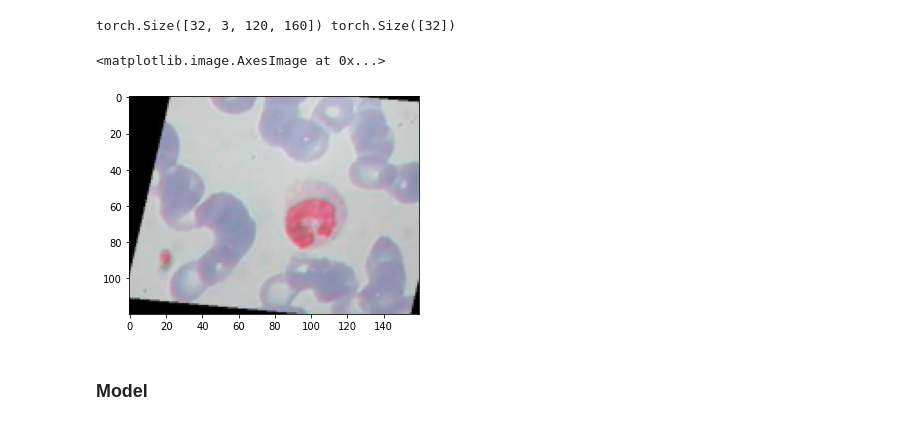
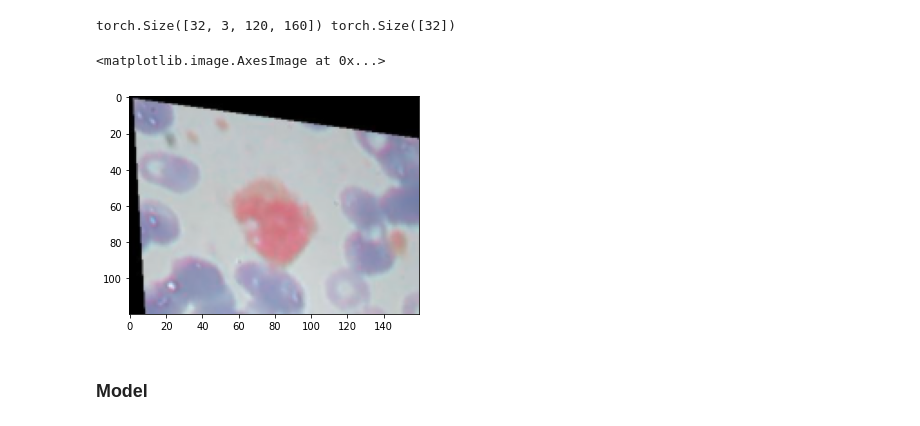
Before and after one commit to xhxuciedu/CS284A, a Jupyter notebook: wbc-classification/notebooks/binary_training.ipynb, the cells around one changed output. Saved outputs shown, nothing was run; the diff lists cells and outputs as text; code cells hidden in the pictures.

```diff
--- a/wbc-classification/notebooks/binary_training.ipynb
+++ b/wbc-classification/notebooks/binary_training.ipynb
@@ -79,7 +83,7 @@ def get_data(folder):
                 if img_file is not None:
                     # Downsample the image to 120, 160, 3
                     #img_file = scipy.misc.imresize(arr=img_file, size=(120, 160, 3))
-                    img_file = resize(img_file, (120, 160, 3), order=3)
+                    img_file = resize(img_file, (120, 160, 3), order=1)
                     img_arr = np.asarray(img_file)
                     X.append(img_arr)
                     y.append(label)
@@ -130,8 +134,8 @@ batch_size = 32
 #     [transforms.ToTensor(),
 #      transforms.Normalize((0.5, 0.5, 0.5), (0.5, 0.5, 0.5))])
 # %%
-train_dataset = torch.utils.data.TensorDataset(torch.from_numpy(X_train.transpose(0,3,1,2)/255.).float(), torch.from_numpy(y_train))
-test_dataset = torch.utils.data.TensorDataset(torch.from_numpy(X_test.transpose(0,3,1,2)/255.).float(), torch.from_numpy(y_test))
+train_dataset = torch.utils.data.TensorDataset(torch.from_numpy(X_train.transpose(0,3,1,2)).float(), torch.from_numpy(y_train))
+test_dataset = torch.utils.data.TensorDataset(torch.from_numpy(X_test.transpose(0,3,1,2)).float(), torch.from_numpy(y_test))
 # %%
 # Data loader
 train_loader = torch.utils.data.DataLoader(dataset=train_dataset,
@@ -150,10 +154,10 @@ print(images.shape, labels.shape)
 # %% [output]
 torch.Size([32, 3, 120, 160]) torch.Size([32])
 # %%
-plt.imshow(255*images[2,:,:,:].cpu().permute(1,2,0))
+plt.imshow(images[0,:,:,:].cpu().permute(1,2,0))
 # %% [output]
 <matplotlib.image.AxesImage at 0x...>
-[figure, old version]
+[figure, new version]
 # %% [markdown]
 ### Model
 # %%
```
Also changed, not shown: parts of 20 cells of this notebook.
